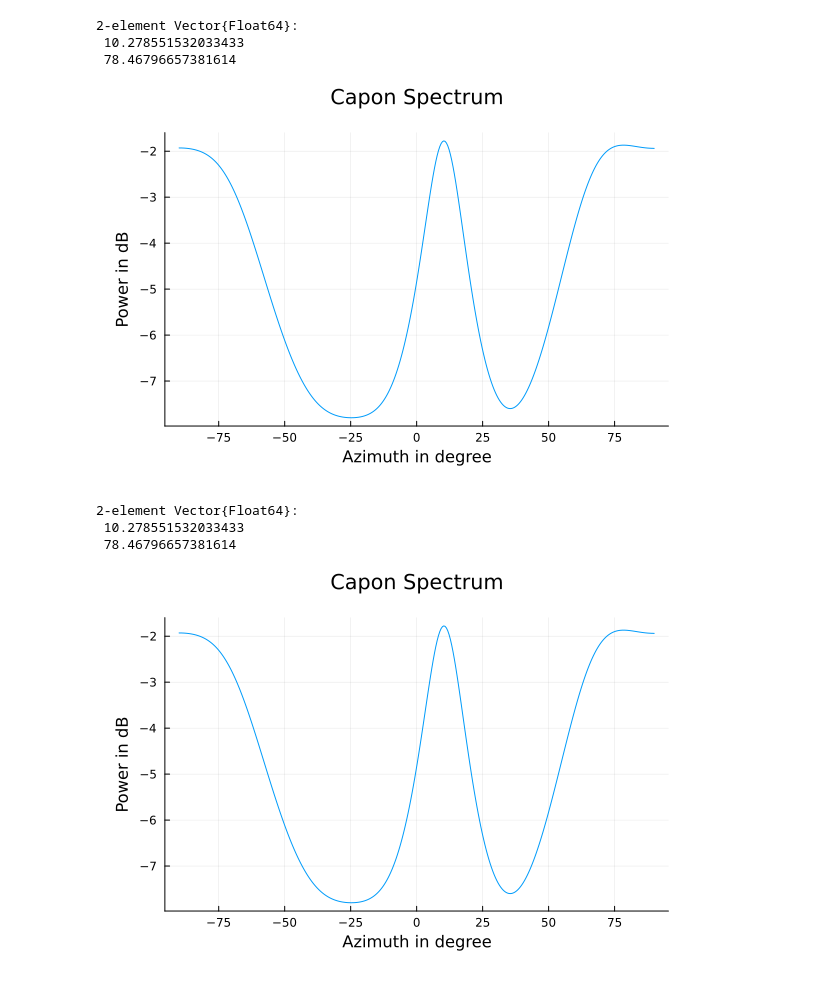
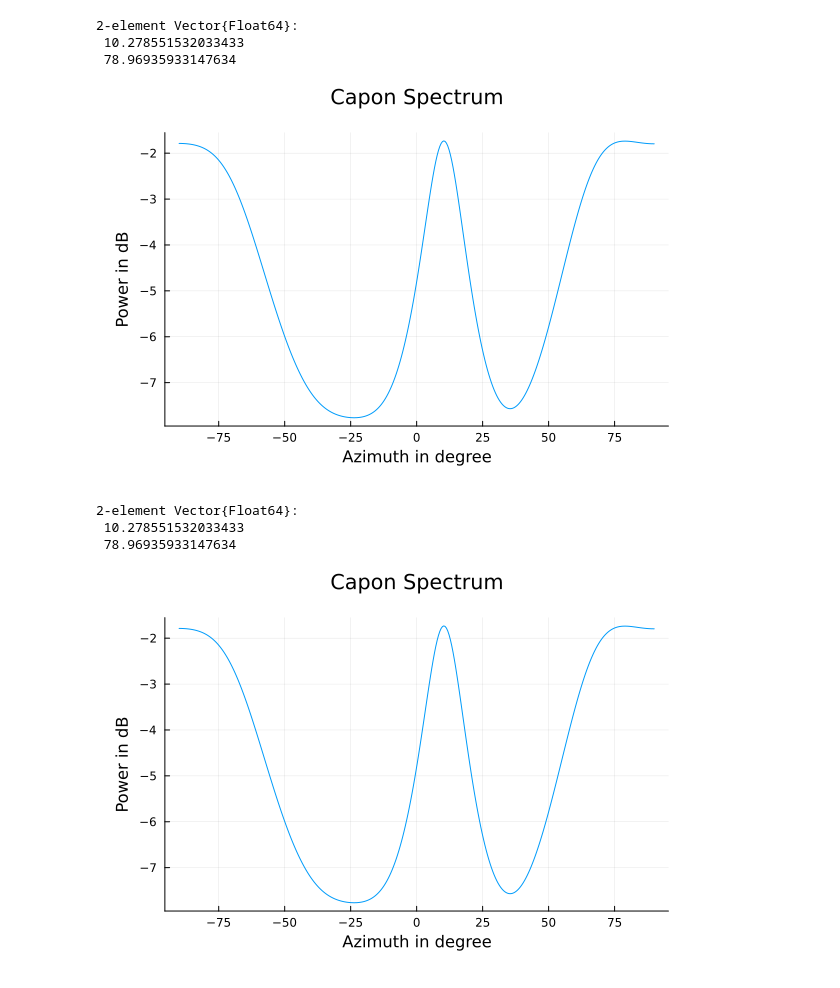
Before and after one commit to Matt266/ArraySignalProcessing.jl, a Jupyter notebook: examples/Capon.ipynb, the cells around one changed output. Cells and saved outputs as stored; diff of their text form; code cells hidden in the pictures.

```diff
--- a/examples/Capon.ipynb
+++ b/examples/Capon.ipynb
@@ -6,41 +6,41 @@ fc = 150e6
 
 # Spacing:  1m is λ/2 for 150MHz
 # Oriented along yaxis to match Matlab behavior
 pa = IsotropicArray([0 0 0 0;
                     -1.5 -0.5 0.5 1.5])
 
 # test signal generation
 Rss = I(2)
 Θ = deg2rad.([10, 80])
 d = length(Θ)
 N = 2000
 SNR = 5
 X = unconditional_signals(pa, Rss, N, SNR, Θ, fc)
 Rxx = X*X'/N
 
 # Capon spectrum
 # Same as steering capon_weights / mpdr_weights
 # but using the capon function is more convenient for
 # DoA estimation
 ϕaxis = LinRange(-90, 90, 360)
-P = capon(pa, Rxx, deg2rad.(ϕaxis), fc)
+P = capon(pa(deg2rad.(ϕaxis), fc), Rxx)
 display(find_doas(ϕaxis, P, d))
 using Plots
 import Measures
 p1 = plot(ϕaxis, 10*log10.(P))
 plot!(title="Capon Spectrum", legend = false, margin=5*Measures.mm)
 xlabel!("Azimuth in degree")
 ylabel!("Power in dB")
 # %% [output]
 2-element Vector{Float64}:
  10.278551532033433
- 78.46796657381614
+ 78.96935933147634
-[figure, old version]
+[figure, new version]
 # %%
 using  CUDA
 pa = IsotropicArray([0 0 0 0;
                     -1.5 -0.5 0.5 1.5])
-P = capon(cu(pa), cu(Rxx), cu(deg2rad.(ϕaxis)), fc)
+P = capon(cu(pa)(cu(deg2rad.(ϕaxis)), fc), cu(Rxx))
 display(find_doas(ϕaxis, Array(P), d))
 
 using Plots
@@ -52,5 +52,5 @@ ylabel!("Power in dB")
 # %% [output]
 2-element Vector{Float64}:
  10.278551532033433
- 78.46796657381614
+ 78.96935933147634
-[figure, old version]
+[figure, new version]
```
Also changed, not shown: 18 other files.
